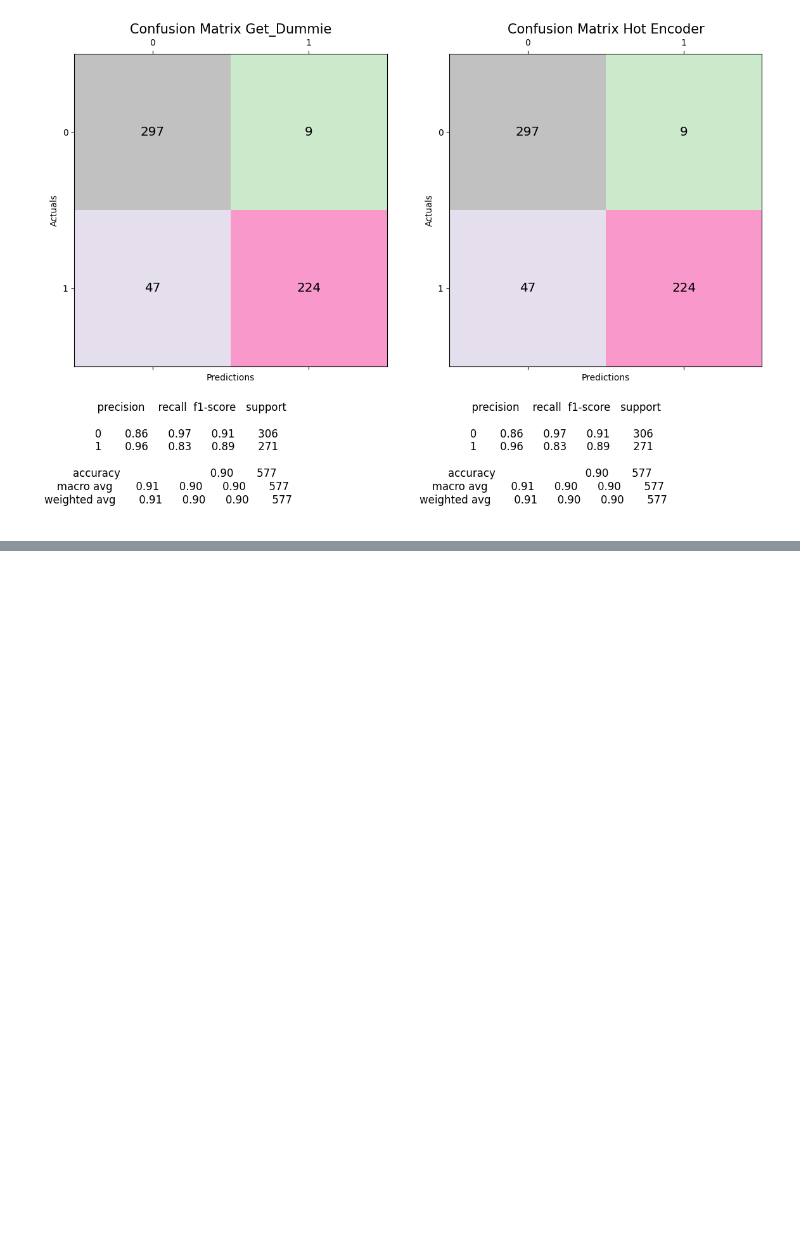
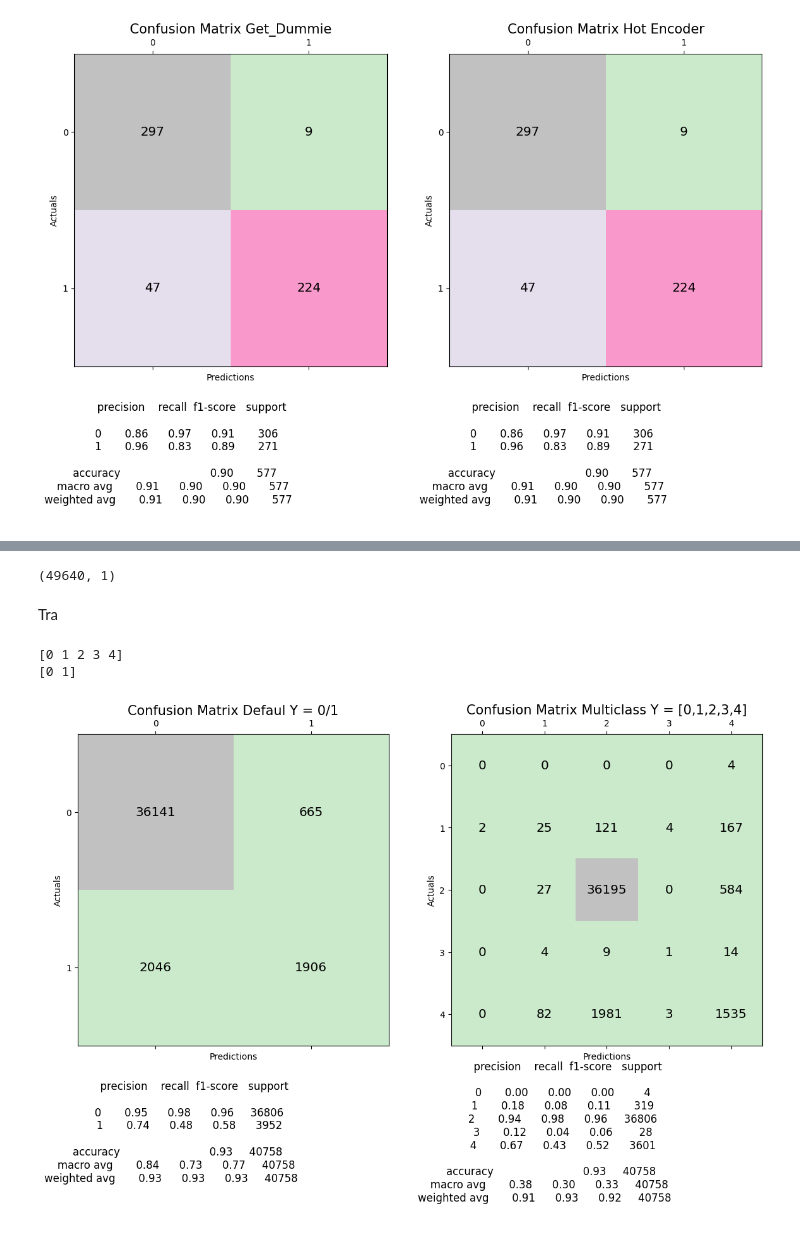
Before and after one commit to frankfaisca/machine-learning, a Jupyter notebook: AM_FRANK_BELMIRO_2.ipynb, the cells around one changed output, grey strips where cells are left out. Cells and saved outputs as stored; diff of their text form; code cells hidden in the pictures; blank space fills up the shorter version.

```diff
--- a/AM_FRANK_BELMIRO_2.ipynb
+++ b/AM_FRANK_BELMIRO_2.ipynb
@@ -302,0 +418,7 @@ plt.show()
+# %%
+X_train = np.vstack((X_train, X_train2,X_train3,X_train4,X_train5))
+y_train = np.vstack((y_train, y_train2,y_train3,y_train4,y_train5))
+X_val = np.vstack((X_val, X_val2,X_val3,X_val4,X_val5))
+y_val = np.vstack((y_val, y_val2,y_val3,y_val4,y_val5))
+X_test = np.vstack((X_test, X_test2,X_test3,X_test4,X_test5))
+y_test = np.vstack((y_test, y_test2,y_test3,y_test4,y_test5))
@@ -302,0 +557,14 @@ plt.show()
+# %%
+X_train = np.vstack((X_train, X_train2,X_train3,X_train4,X_train5))
+y_train = np.vstack((y_train, y_train2,y_train3,y_train4,y_train5))
+X_val = np.vstack((X_val, X_val2,X_val3,X_val4,X_val5))
+y_val = np.vstack((y_val, y_val2,y_val3,y_val4,y_val5))
+X_test = np.vstack((X_test, X_test2,X_test3,X_test4,X_test5))
+y_test = np.vstack((y_test, y_test2,y_test3,y_test4,y_test5))
+# %%
+X_train.shape
+y_train.shape
+# %% [output]
+(49640, 1)
+# %% [markdown]
+Tra
@@ -302,0 +600,53 @@ plt.show()
+# %%
+# Show the label target values
+print(np.unique(y_train_label))
+print(np.unique(y_train))
+# %% [output]
+[0 1 2 3 4]
+[0 1]
+# %%
+# Create and train the GradientBoostingClassifier model
+model = GradientBoostingClassifier(random_state=seed)
+model.fit(X_train, y_train)
+
+model_label = GradientBoostingClassifier(random_state=seed)
+model_label.fit(X_train, y_train_label)
+
+# Make predictions on the test set
+y_pred = model.predict(X_test)
+
+y_pred_label = model_label.predict(X_test)
+
+# Evaluate the model
+accuracy = accuracy_score(y_test, y_pred)
+conf_matrix = confusion_matrix(y_test, y_pred)
+classification_rep = classification_report(y_test, y_pred)
+
+accuracy_label = accuracy_score(y_test_label, y_pred_label)
+conf_matrix_label = confusion_matrix(y_test_label, y_pred_label)
+classification_rep_label = classification_report(y_test_label, y_pred_label)
+
+fig, axs = plt.subplots(1, 2, figsize=(14, 7))  # 1 row, 2 columns
+img1 = axs[0].matshow(conf_matrix, cmap=plt.cm.Accent, alpha=0.4)
+for i in range(conf_matrix.shape[0]):
+    for j in range(conf_matrix.shape[1]):
+        axs[0].text(x=j, y=i,s=conf_matrix[i, j], va='center', ha='center', size='x-large')
+
+axs[0].set_xlabel('Predictions', fontsize=10)
+axs[0].set_ylabel('Actuals', fontsize=10)
+axs[0].set_title('Confusion Matrix Defaul Y = 0/1', fontsize=15)
+axs[0].text(0.3, -0.3, classification_rep, va='center', ha='center', transform=axs[0].transAxes, fontsize=12)
+
+img2 = axs[1].matshow(conf_matrix_label, cmap=plt.cm.Accent, alpha=0.4)
+for i in range(conf_matrix_label.shape[0]):
+    for j in range(conf_matrix_label.shape[1]):
+        axs[1].text(x=j, y=i,s=conf_matrix_label[i, j], va='center', ha='center', size='x-large')
+
+axs[1].set_xlabel('Predictions', fontsize=10)
+axs[1].set_ylabel('Actuals', fontsize=10)
+axs[1].set_title('Confusion Matrix Multiclass Y = [0,1,2,3,4]', fontsize=15)
+axs[1].text(0.3, -0.3, classification_rep_label, va='center', ha='center', transform=axs[1].transAxes, fontsize=12)
+
+plt.show()
+# %% [output]
+[figure, added]
```
Also changed, not shown: parts of 31 cells of this notebook.
